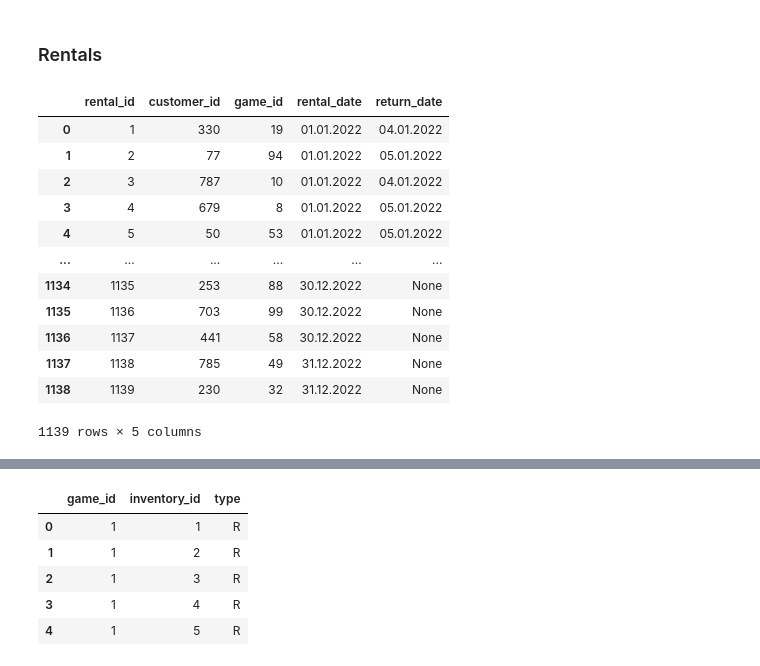
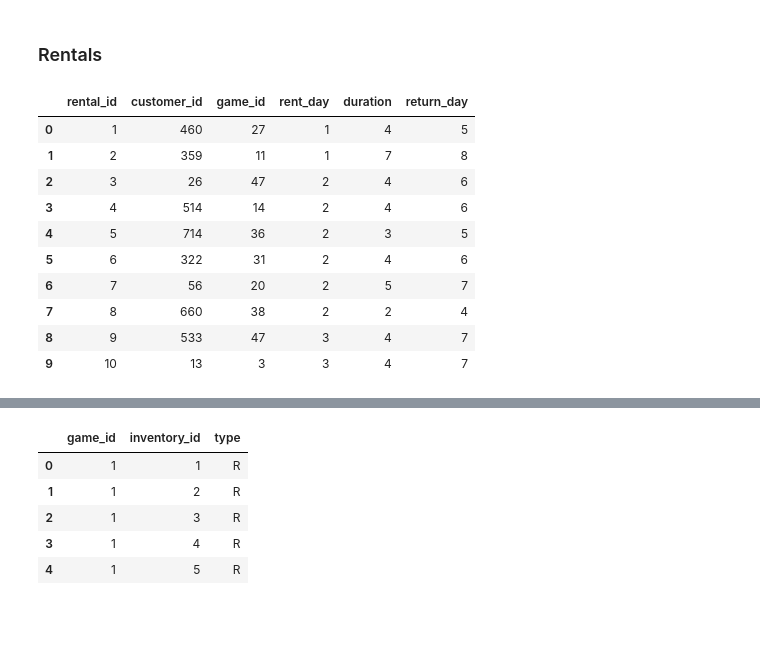
Before and after one commit to maggszy/Geeks-Dragons, a Jupyter notebook: generating.ipynb, the cells around one changed output, grey strips where cells are left out. Saved outputs shown, nothing was run; the diff lists cells and outputs as text; code cells hidden in the pictures; blank space fills up the shorter version.

```diff
--- a/generating.ipynb
+++ b/generating.ipynb
@@ -28,7 +28,7 @@ games_df.head()
 # %% [markdown]
 ### CONSTANTS
 # %%
-GAMES_AMOUNT = 100
+GAMES_AMOUNT = 50
 CUSTOMERS_AMOUNT = 1000
 EMPLOYEES_AMOUNT = 4
 YEAR = 2022
@@ -187,49 +187,52 @@ results_tbl.head()
 ### Rentals
 # %%
 def generate_list_with_occurrences(numbers, occurrences):
-    result = [str(number )for number, occurrence in zip(numbers, occurrences) for _ in range(occurrence)]
+    result = [number  for number, occurrence in zip(numbers, occurrences) for _ in range(occurrence)]
     return result
 
-def generate_date_from_day_number(row):
-    return datetime.datetime.strptime(str(YEAR) + "-" + row["day_num"], "%Y-%j").strftime("%d.%m.%Y")
+# def generate_date_from_day_number(row):
+#     return datetime.datetime.strptime(str(YEAR) + "-" + row["day_num"], "%Y-%j").strftime("%d.%m.%Y")
 
-def generate_return_date(row):
-    rental_date = datetime.datetime.strptime(row["rental_date"], "%d.%m.%Y")
-    return_date = rental_date  + datetime.timedelta(days = np.random.poisson(2) + 1 )
+# def generate_return_date(row):
+#     rental_date = datetime.datetime.strptime(row["rental_date"], "%d.%m.%Y")
+#     return_date = rental_date  + datetime.timedelta(days = np.random.randint(1, 7) ) # maksymalnie tydzien
 
-    return  return_date.strftime("%d.%m.%Y") if return_date.year == rental_date.year else None
+#     return  return_date.strftime("%d.%m.%Y") if return_date.year == rental_date.year else None
 
-def rental_duration(row):
-    try:
-        rental_date = datetime.datetime.strptime(row["rental_date"], "%d.%m.%Y")
-        return_date = datetime.datetime.strptime(row["return_date"], "%d.%m.%Y")
-    except TypeError:
-        return None
-    return ( return_date - rental_date).days
+# def rental_duration(row):
+#     try:
+#         rental_date = datetime.datetime.strptime(row["rental_date"], "%d.%m.%Y")
+#         return_date = datetime.datetime.strptime(row["return_date"], "%d.%m.%Y")
+#     except TypeError:
+#         return None
+#     return ( return_date - rental_date).days
 # %%
 rentals_tbl = pd.DataFrame()
 day_of_year = np.arange(1, pd.Timestamp(YEAR, 12, 31).dayofyear + 1)
 rent_daily = [np.random.poisson(3) for _ in range(pd.Timestamp(YEAR, 12, 31).dayofyear)]
 rentals_tbl["customer_id"] =  random.choices(customers_tbl["customer_id"].to_list(), k = np.sum(rent_daily) )
 rentals_tbl["game_id"] = random.choices(range(1,GAMES_AMOUNT+1), k = np.sum(rent_daily) )
-rentals_tbl["day_num"]= generate_list_with_occurrences(day_of_year, rent_daily)
-rentals_tbl["rental_date"] = rentals_tbl.apply(lambda row: generate_date_from_day_number(row), axis=1)
-rentals_tbl["return_date"] = rentals_tbl.apply(lambda row: generate_return_date(row), axis=1)
-rentals_tbl = rentals_tbl.drop("day_num", axis = 1)
+rentals_tbl["rent_day"]= generate_list_with_occurrences(day_of_year, rent_daily)
+rentals_tbl["duration"] = np.random.poisson(3, rentals_tbl.shape[0]) + 1
+rentals_tbl["return_day"] = rentals_tbl["rent_day"] + rentals_tbl["duration"]
+#rentals_tbl["rental_date"] = rentals_tbl.apply(lambda row: generate_date_from_day_number(row), axis=1)
+#rentals_tbl["return_date"] = rentals_tbl.apply(lambda row: generate_return_date(row), axis=1)
+
+#rentals_tbl["duration"] = rentals_tbl.apply(lambda row: rental_duration(row), axis=1)
+#rentals_tbl = rentals_tbl.drop("day_num", axis = 1)
+rentals_tbl.sort_values(by = ["rent_day", "return_day"])
 rentals_tbl.insert(0, "rental_id", np.arange(1, rentals_tbl.shape[0]+1))
 # %%
-rentals_tbl
+rentals_tbl.head(10)
 # %% [output]
-|  | rental_id | customer_id | game_id | rental_date | return_date |
-| 0 | 1 | 330 | 19 | 01.01.2022 | 04.01.2022 |
-| 1 | 2 | 77 | 94 | 01.01.2022 | 05.01.2022 |
-| 2 | 3 | 787 | 10 | 01.01.2022 | 04.01.2022 |
-| 3 | 4 | 679 | 8 | 01.01.2022 | 05.01.2022 |
-| 4 | 5 | 50 | 53 | 01.01.2022 | 05.01.2022 |
-| ... | ... | ... | ... | ... | ... |
-| 1134 | 1135 | 253 | 88 | 30.12.2022 | None |
-| 1135 | 1136 | 703 | 99 | 30.12.2022 | None |
-| 1136 | 1137 | 441 | 58 | 30.12.2022 | None |
-| 1137 | 1138 | 785 | 49 | 31.12.2022 | None |
-| 1138 | 1139 | 230 | 32 | 31.12.2022 | None |
+|  | rental_id | customer_id | game_id | rent_day | duration | return_day |
+| 0 | 1 | 460 | 27 | 1 | 4 | 5 |
+| 1 | 2 | 359 | 11 | 1 | 7 | 8 |
+| 2 | 3 | 26 | 47 | 2 | 4 | 6 |
+| 3 | 4 | 514 | 14 | 2 | 4 | 6 |
+| 4 | 5 | 714 | 36 | 2 | 3 | 5 |
+| 5 | 6 | 322 | 31 | 2 | 4 | 6 |
+| 6 | 7 | 56 | 20 | 2 | 5 | 7 |
+| 7 | 8 | 660 | 38 | 2 | 2 | 4 |
+| 8 | 9 | 533 | 47 | 3 | 4 | 7 |
+| 9 | 10 | 13 | 3 | 3 | 4 | 7 |
-1139 rows × 5 columns
```
Also changed, not shown: parts of 11 cells of this notebook.
